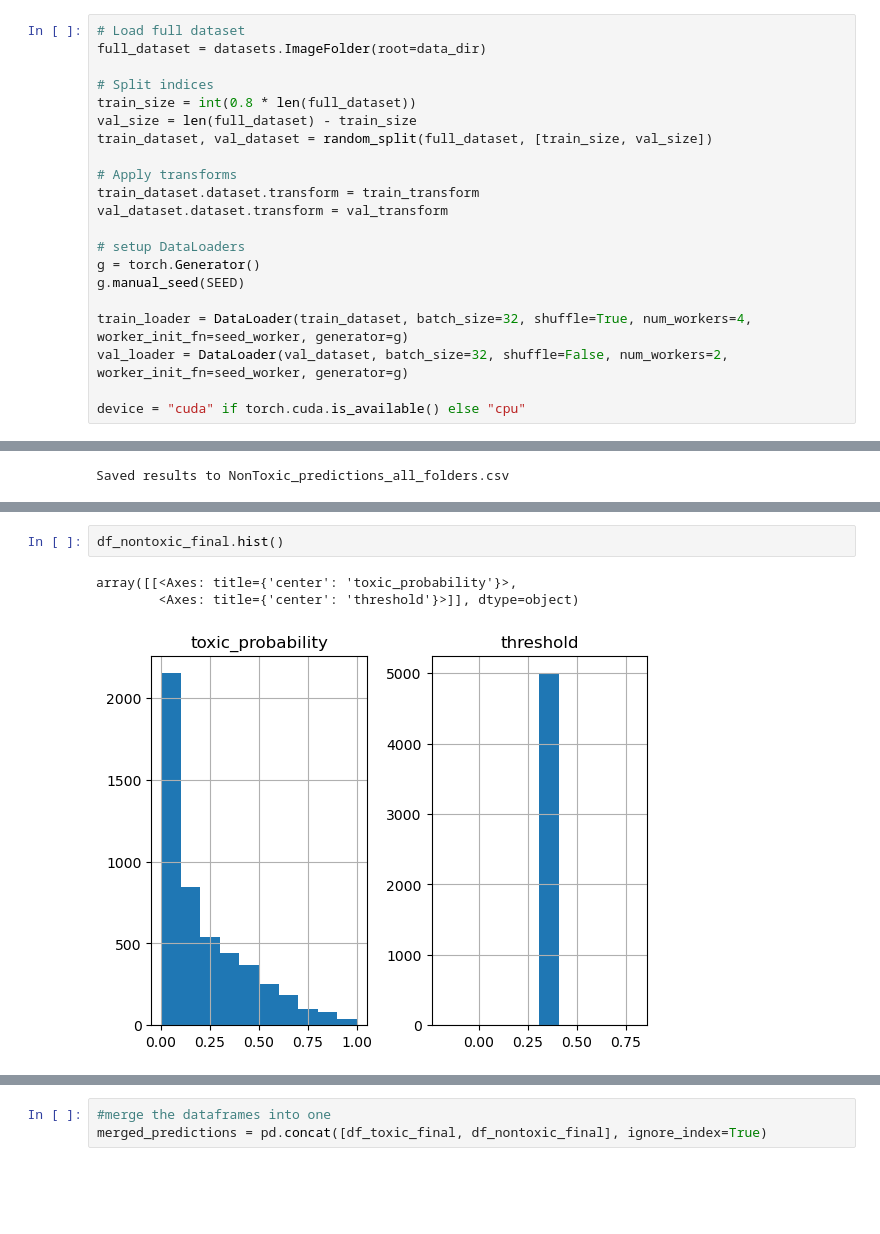
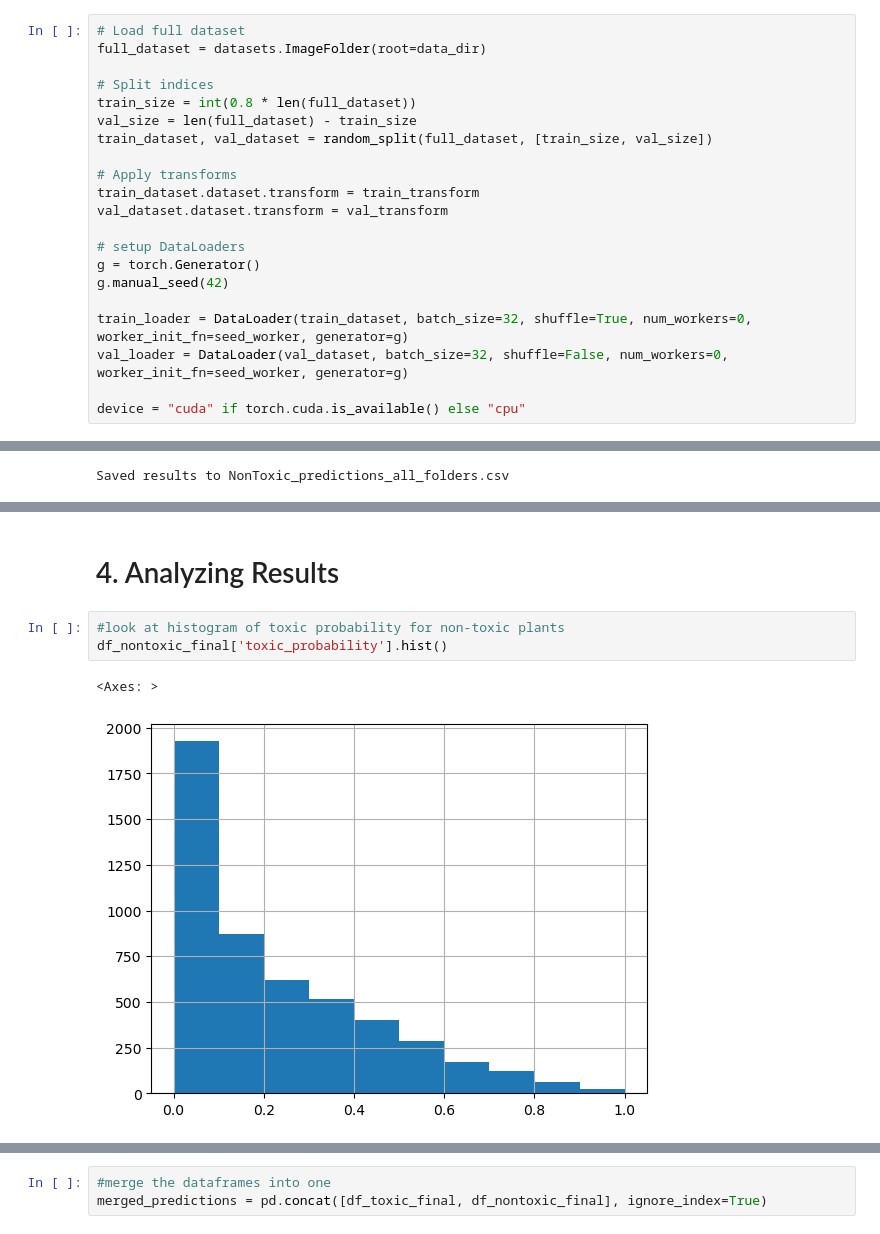
Before and after one commit to segoldsmith/Capstone3_PlantToxicity, a Jupyter notebook: Capstone3_pre-processing-modeling.ipynb, the cells around one changed output, grey strips where cells are left out. Drawn from its saved outputs; the diff is of its cells as text; blank space fills up the shorter version.

Commit message:
Update Capstone3_pre-processing-modeling.ipynb
added more graphs

```diff
--- a/Capstone3_pre-processing-modeling.ipynb
+++ b/Capstone3_pre-processing-modeling.ipynb
@@ -117,10 +113,10 @@ val_dataset.dataset.transform = val_transform
 
 # setup DataLoaders
 g = torch.Generator()
-g.manual_seed(SEED)
+g.manual_seed(42)
 
-train_loader = DataLoader(train_dataset, batch_size=32, shuffle=True, num_workers=4, worker_init_fn=seed_worker, generator=g)
-val_loader = DataLoader(val_dataset, batch_size=32, shuffle=False, num_workers=2, worker_init_fn=seed_worker, generator=g)
+train_loader = DataLoader(train_dataset, batch_size=32, shuffle=True, num_workers=0, worker_init_fn=seed_worker, generator=g)
+val_loader = DataLoader(val_dataset, batch_size=32, shuffle=False, num_workers=0, worker_init_fn=seed_worker, generator=g)
 
 device = "cuda" if torch.cuda.is_available() else "cpu"
 # %% [markdown]
@@ -1108,7 +1055,9 @@ df_nontoxic_final.head()
+# %% [markdown]
+# 4. Analyzing Results
 # %%
-df_nontoxic_final.hist()
+#look at histogram of toxic probability for non-toxic plants
+df_nontoxic_final['toxic_probability'].hist()
 # %% [output]
-array([[<Axes: title={'center': 'toxic_probability'}>,
-        <Axes: title={'center': 'threshold'}>]], dtype=object)
+<Axes: >
-[figure, old version]
+[figure, new version]
 # %%
```
Also changed, not shown: parts of 39 cells of this notebook.
